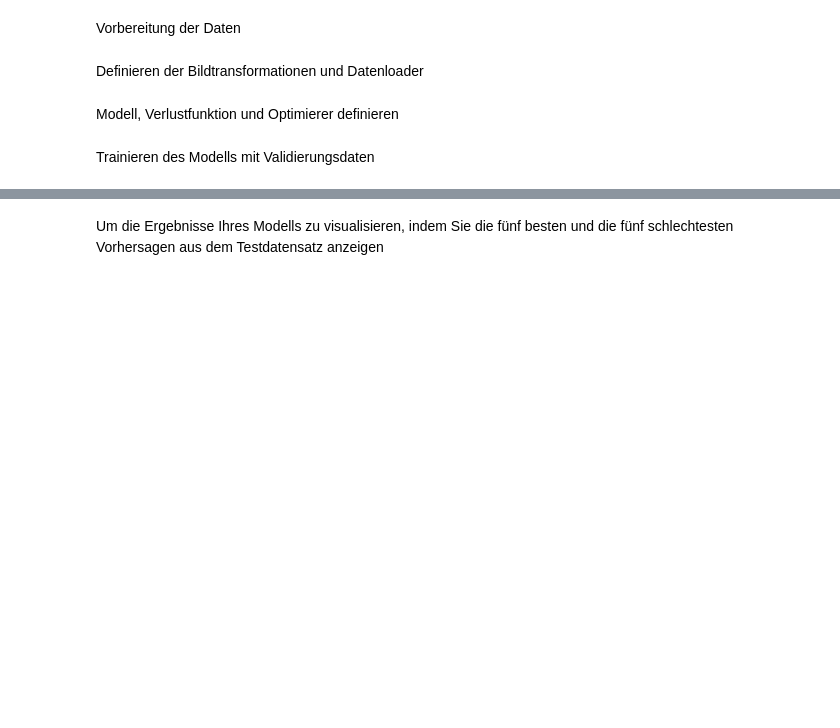
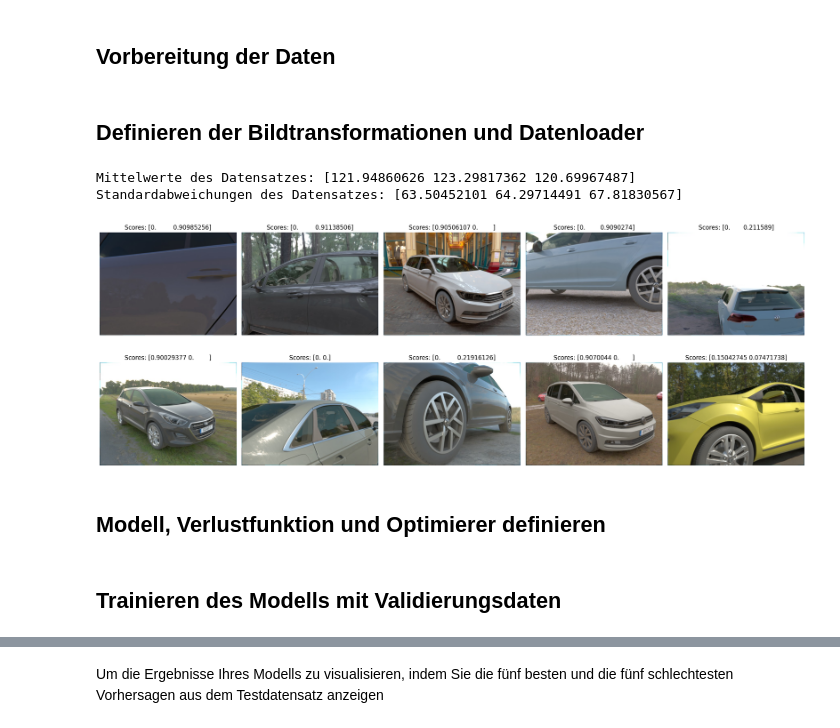
Before and after one commit to taoi666/Vision-coding-challenge, a Jupyter notebook: Car Part Visibility Scoring.ipynb, the cells around one changed output, grey strips where cells are left out. Drawn from its saved outputs; the diff is of its cells as text; code cells hidden in the pictures; blank space fills up the shorter version.

Commit message:
add visualization and p value

```diff
--- a/Car Part Visibility Scoring.ipynb
+++ b/Car Part Visibility Scoring.ipynb
@@ -33,7 +34,7 @@ class CustomDataset(Dataset):
             image = self.transform(image)
         return image, torch.FloatTensor(scores)
 # %% [markdown]
-Vorbereitung der Daten
+## Vorbereitung der Daten
 # %%
 df = pd.read_csv('car_imgs_4000.csv')
 image_paths = df['filename'].values
@@ -45,6 +46,34 @@ image_paths_train, image_paths_test, scores_train, scores_test = train_test_spli
 image_paths_train, image_paths_val, scores_train, scores_val = train_test_split(
     image_paths_train, scores_train, test_size=0.25, random_state=42)
 # %% [markdown]
-Definieren der Bildtransformationen und Datenloader
+## Definieren der Bildtransformationen und Datenloader
+# %%
+# Liste zum Speichern der Pixelwerte aller Bilder initialisieren
+all_pixels = []
+
+# Alle Bilder im Datensatz durchlaufen
+for filename in os.listdir('imgs'):
+    # Überprüfen, ob die Datei ein Bild ist
+    if filename.endswith('.jpg') or filename.endswith('.png'):
+        # Bild laden
+        img_path = os.path.join('imgs', filename)
+        img = Image.open(img_path)
+        # Bild in ein Numpy-Array umwandeln
+        img_array = np.array(img)
+        # Pixelwerte des Bildes zur Liste hinzufügen
+        all_pixels.append(img_array)
+
+# Liste der Pixelwerte in ein Numpy-Array umwandeln
+all_pixels = np.array(all_pixels)
+
+# Mittelwert und Standardabweichung des Datensatzes berechnen
+mean_values = np.mean(all_pixels, axis=(0, 1, 2))
+std_values = np.std(all_pixels, axis=(0, 1, 2))
+
+print("Mittelwerte des Datensatzes:", mean_values)
+print("Standardabweichungen des Datensatzes:", std_values)
+# %% [output]
+Mittelwerte des Datensatzes: [121.94860626 123.29817362 120.69967487]
+Standardabweichungen des Datensatzes: [63.50452101 64.29714491 67.81830567]
 # %%
 transform = transforms.Compose([
@@ -60,6 +89,38 @@ test_dataset = CustomDataset(image_paths=image_paths_test, scores=scores_test, r
 train_loader = DataLoader(train_dataset, batch_size=32, shuffle=True)
 val_loader = DataLoader(val_dataset, batch_size=32, shuffle=False)
 test_loader = DataLoader(test_dataset, batch_size=32, shuffle=False)
+# %%
+import matplotlib.pyplot as plt
+
+# Extract images from the 6th to the 15th sample from the train_dataset
+start_index = 5  # 6th sample
+end_index = 15   # 15th sample
+num_samples = end_index - start_index
+num_cols = 5
+num_rows = 2
+fig, axes = plt.subplots(num_rows, num_cols, figsize=(20, 8))
+
+for i in range(start_index, end_index):
+    # Get the image and scores from the dataset
+    image_path = train_dataset.image_paths[i]
+    scores = train_dataset.scores[i]
+
+    # Load the image
+    img = Image.open(os.path.join('imgs', image_path))
+
+    # Calculate the position in the subplot grid
+    row_index = (i - start_index) // num_cols
+    col_index = (i - start_index) % num_cols
+
+    # Display the image and scores
+    axes[row_index, col_index].imshow(img)
+    axes[row_index, col_index].set_title(f'Scores: {scores}')
+    axes[row_index, col_index].axis('off')
+
+plt.tight_layout()
+plt.show()
+# %% [output]
+[figure, added]
 # %% [markdown]
-Modell, Verlustfunktion und Optimierer definieren
+## Modell, Verlustfunktion und Optimierer definieren
 # %%
@@ -70,7 +131,7 @@ model.fc = nn.Linear(num_features, 2)
 criterion = nn.MSELoss()
 optimizer = optim.Adam(model.parameters(), lr=0.001)
 # %% [markdown]
-Trainieren des Modells mit Validierungsdaten
+## Trainieren des Modells mit Validierungsdaten
 # %%
 num_epochs = 10
 train_losses = []
```
Also changed, not shown: parts of 15 cells of this notebook.
